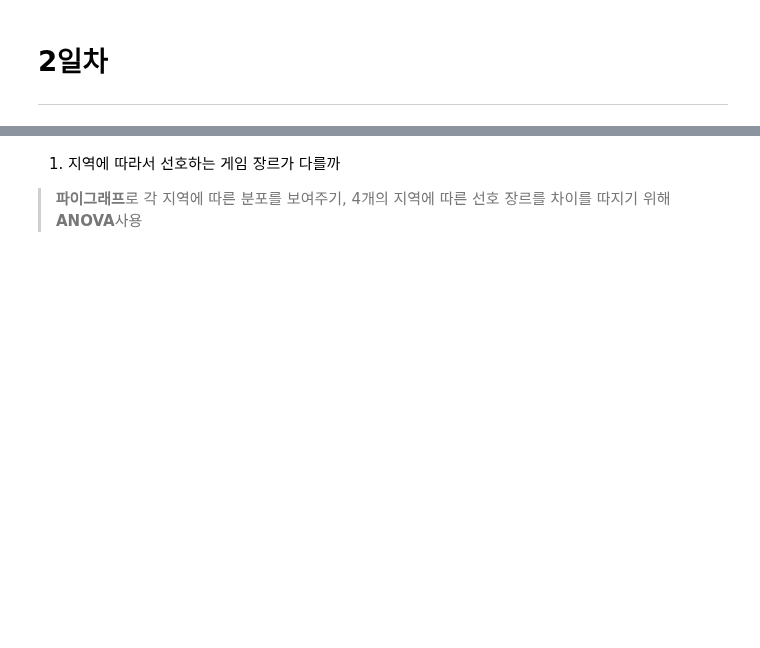
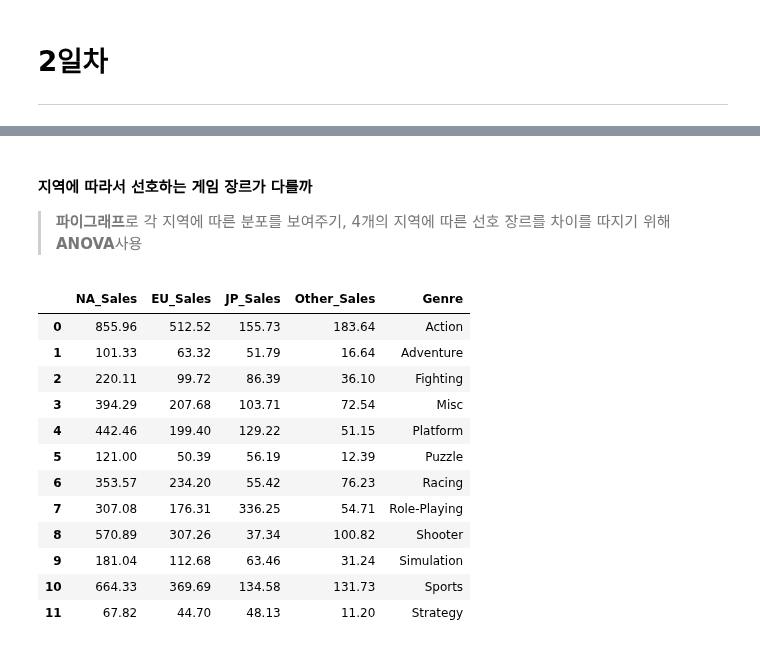
Before and after one commit to ohyunju/projects, a Jupyter notebook: project1/Project1.ipynb, the cells around one changed output, grey strips where cells are left out. Drawn from its saved outputs; the diff is of its cells as text; code cells hidden in the pictures; blank space fills up the shorter version.

```diff
--- a/project1/Project1.ipynb
+++ b/project1/Project1.ipynb
@@ -216,3 +225,46 @@ See the caveats in the documentation: https://pandas.pydata.org/pandas-docs/stab
 # %% [markdown]
-1. 지역에 따라서 선호하는 게임 장르가 다를까
+#### 지역에 따라서 선호하는 게임 장르가 다를까
 > **파이그래프**로 각 지역에 따른 분포를 보여주기, 4개의 지역에 따른 선호 장르를 차이를 따지기 위해 **ANOVA**사용
+# %%
+import pandas as pd
+import numpy as np
+
+#장르에 대한 선호도(판매량에 대한 가중치를 줘서)를 보여주기 위해 크로스탭을 한후 곱해줌
+obs_NA = pd.crosstab(df2['Genre'], df2['NA_Sales'])
+column=obs_NA.columns
+index=obs_NA.index
+obs2_NA=np.dot(np.array(obs_NA),np.array(column))
+obs_region=pd.DataFrame(data=obs2_NA)
+obs_region.columns=['NA_Sales']
+
+obs_EU = pd.crosstab(df2['Genre'], df2['EU_Sales'])
+column=obs_EU.columns
+obs2_EU=np.dot(np.array(obs_EU),np.array(column))
+obs_region['EU_Sales']=obs2_EU
+
+obs_JP = pd.crosstab(df2['Genre'], df2['JP_Sales'])
+column=obs_JP.columns
+obs2_JP=np.dot(np.array(obs_JP),np.array(column))
+obs_region['JP_Sales']=obs2_JP
+
+obs_Other = pd.crosstab(df2['Genre'], df2['Other_Sales'])
+column=obs_Other.columns
+obs2_Other=np.dot(np.array(obs_Other),np.array(column))
+obs_region['Other_Sales']=obs2_Other
+obs_region['Genre']=index
+
+obs_region
+# %% [output]
+|  | NA_Sales | EU_Sales | JP_Sales | Other_Sales | Genre |
+| 0 | 855.96 | 512.52 | 155.73 | 183.64 | Action |
+| 1 | 101.33 | 63.32 | 51.79 | 16.64 | Adventure |
+| 2 | 220.11 | 99.72 | 86.39 | 36.10 | Fighting |
+| 3 | 394.29 | 207.68 | 103.71 | 72.54 | Misc |
+| 4 | 442.46 | 199.40 | 129.22 | 51.15 | Platform |
+| 5 | 121.00 | 50.39 | 56.19 | 12.39 | Puzzle |
+| 6 | 353.57 | 234.20 | 55.42 | 76.23 | Racing |
+| 7 | 307.08 | 176.31 | 336.25 | 54.71 | Role-Playing |
+| 8 | 570.89 | 307.26 | 37.34 | 100.82 | Shooter |
+| 9 | 181.04 | 112.68 | 63.46 | 31.24 | Simulation |
+| 10 | 664.33 | 369.69 | 134.58 | 131.73 | Sports |
+| 11 | 67.82 | 44.70 | 48.13 | 11.20 | Strategy |
```
Also changed, not shown: parts of 7 cells of this notebook.
